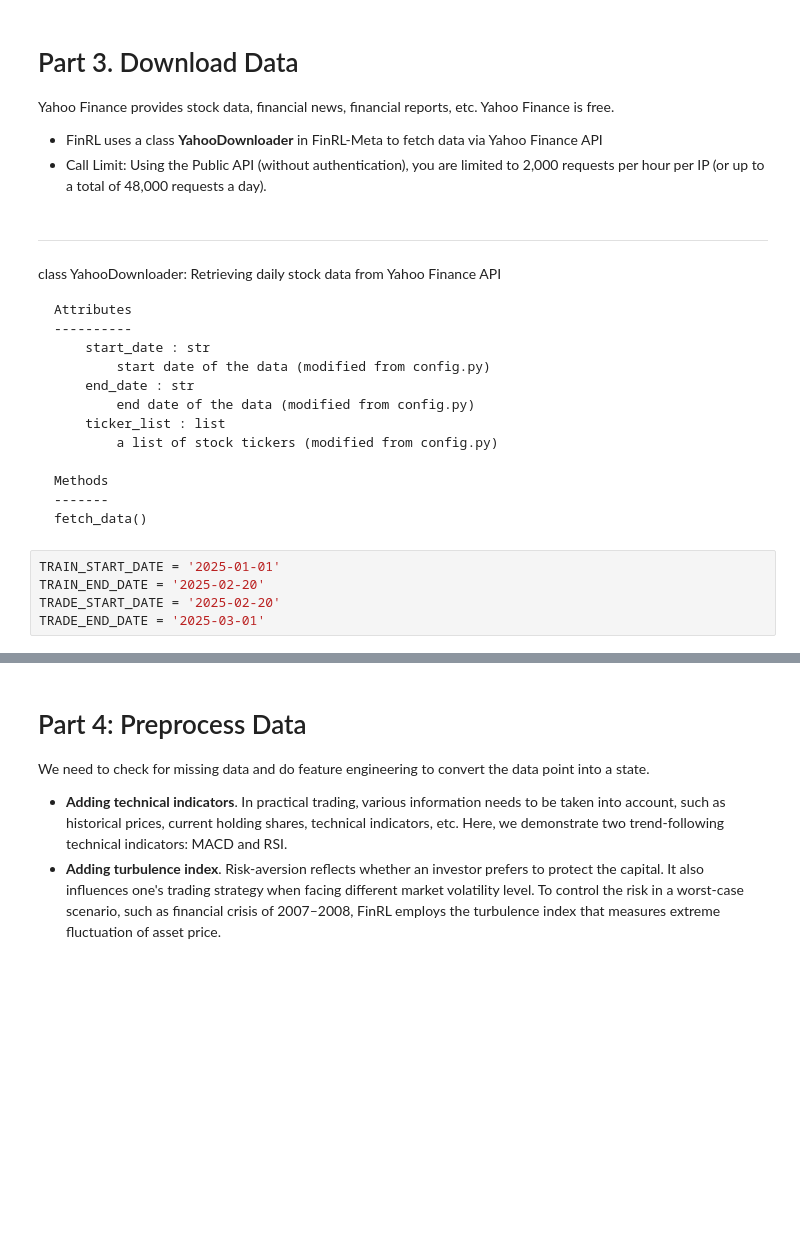
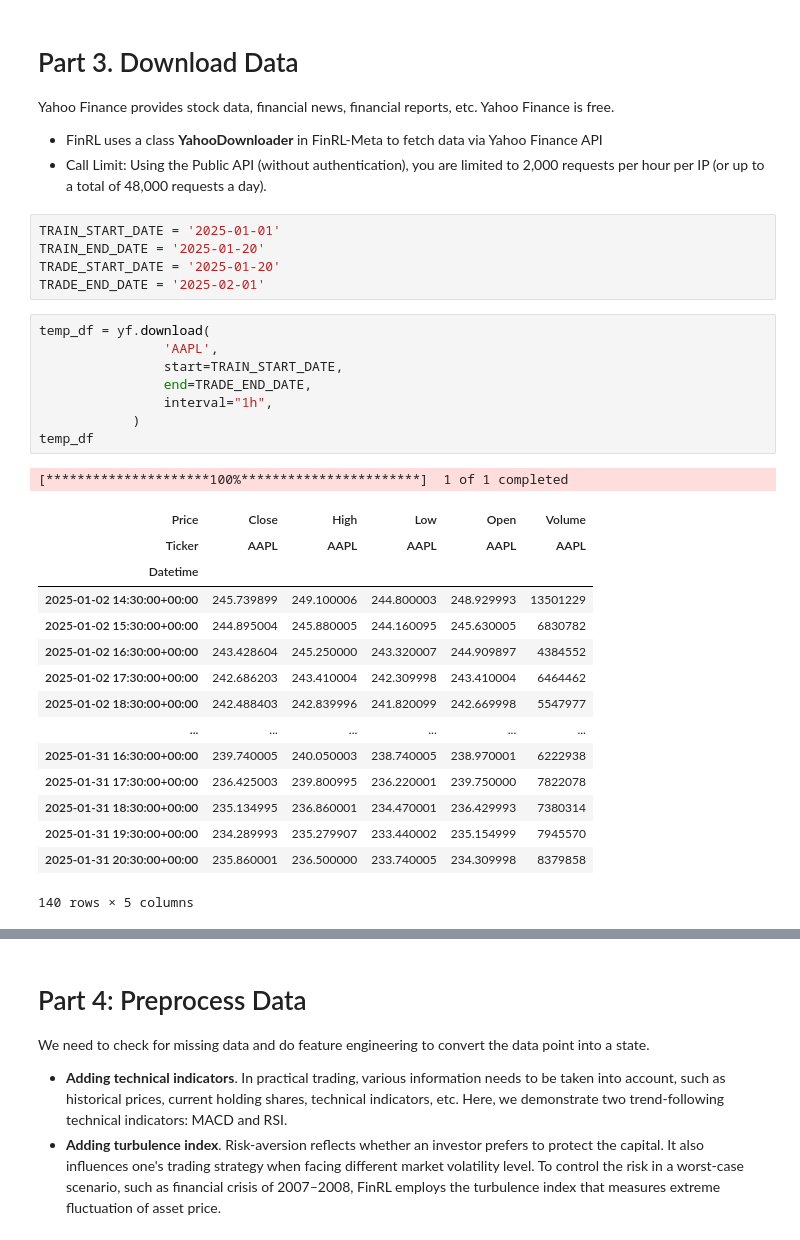
Before and after one commit to Waterkin/trade_platform, a Jupyter notebook: 1-Introduction/Stock_1h_2501_2503.ipynb, the cells around one changed output, grey strips where cells are left out. Cells and saved outputs as stored; diff of their text form; blank space fills up the shorter version.

```diff
--- a/1-Introduction/Stock_1h_2501_2503.ipynb
+++ b/1-Introduction/Stock_1h_2501_2503.ipynb
@@ -273,31 +332,36 @@ check_and_make_directories([DATA_SAVE_DIR, TRAINED_MODEL_DIR, TENSORBOARD_LOG_DI
 Yahoo Finance provides stock data, financial news, financial reports, etc. Yahoo Finance is free.
 * FinRL uses a class **YahooDownloader** in FinRL-Meta to fetch data via Yahoo Finance API
 * Call Limit: Using the Public API (without authentication), you are limited to 2,000 requests per hour per IP (or up to a total of 48,000 requests a day).
-# %% [markdown]
-
-
------
-class YahooDownloader:
-    Retrieving daily stock data from
-    Yahoo Finance API
-
-    Attributes
-    ----------
-        start_date : str
-            start date of the data (modified from config.py)
-        end_date : str
-            end date of the data (modified from config.py)
-        ticker_list : list
-            a list of stock tickers (modified from config.py)
-
-    Methods
-    -------
-    fetch_data()
 # %%
 TRAIN_START_DATE = '2025-01-01'
-TRAIN_END_DATE = '2025-02-20'
-TRADE_START_DATE = '2025-02-20'
-TRADE_END_DATE = '2025-03-01'
+TRAIN_END_DATE = '2025-01-20'
+TRADE_START_DATE = '2025-01-20'
+TRADE_END_DATE = '2025-02-01'
+# %%
+temp_df = yf.download(
+                'AAPL',
+                start=TRAIN_START_DATE,
+                end=TRADE_END_DATE,
+                interval="1h",
+            )
+temp_df
+# %% [output]
+[*********************100%***********************]  1 of 1 completed
+| Price | Close | High | Low | Open | Volume |
+| Ticker | AAPL | AAPL | AAPL | AAPL | AAPL |
+| Datetime |  |  |  |  |  |
+| 2025-01-02 14:30:00+00:00 | 245.739899 | 249.100006 | 244.800003 | 248.929993 | 13501229 |
+| 2025-01-02 15:30:00+00:00 | 244.895004 | 245.880005 | 244.160095 | 245.630005 | 6830782 |
+| 2025-01-02 16:30:00+00:00 | 243.428604 | 245.250000 | 243.320007 | 244.909897 | 4384552 |
+| 2025-01-02 17:30:00+00:00 | 242.686203 | 243.410004 | 242.309998 | 243.410004 | 6464462 |
+| 2025-01-02 18:30:00+00:00 | 242.488403 | 242.839996 | 241.820099 | 242.669998 | 5547977 |
+| ... | ... | ... | ... | ... | ... |
+| 2025-01-31 16:30:00+00:00 | 239.740005 | 240.050003 | 238.740005 | 238.970001 | 6222938 |
+| 2025-01-31 17:30:00+00:00 | 236.425003 | 239.800995 | 236.220001 | 239.750000 | 7822078 |
+| 2025-01-31 18:30:00+00:00 | 235.134995 | 236.860001 | 234.470001 | 236.429993 | 7380314 |
+| 2025-01-31 19:30:00+00:00 | 234.289993 | 235.279907 | 233.440002 | 235.154999 | 7945570 |
+| 2025-01-31 20:30:00+00:00 | 235.860001 | 236.500000 | 233.740005 | 234.309998 | 8379858 |
+140 rows × 5 columns
 # %%
 df = YahooDownloader(start_date = TRAIN_START_DATE,
                      end_date = TRADE_END_DATE,
```
Also changed, not shown: parts of 29 cells of this notebook.
